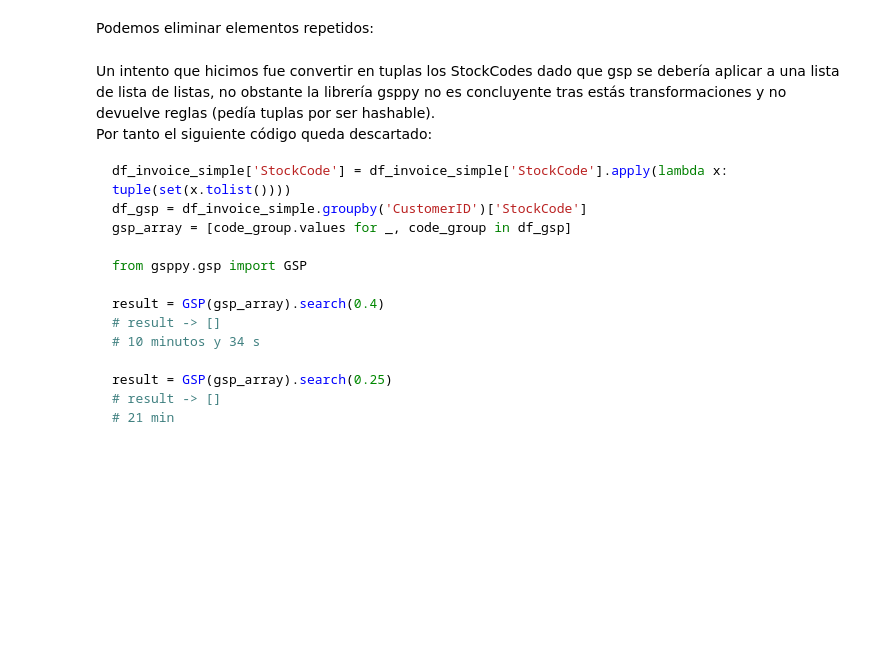
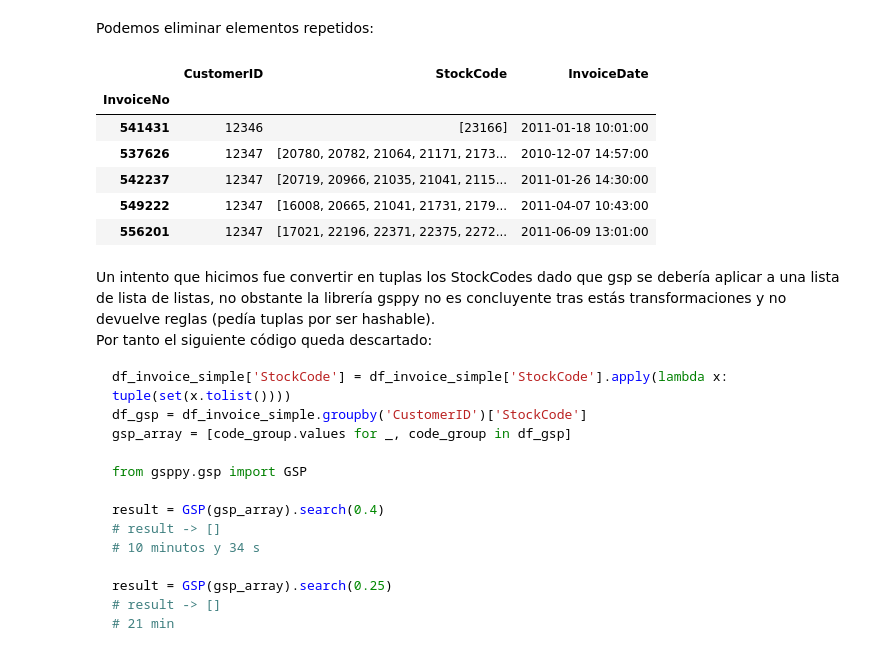
Before and after one commit to Alf-caput/LAB02_ReglasYPatronesSecuenciales, a Jupyter notebook: notebook.ipynb, the cells around one changed output. Cells and saved outputs as stored; diff of their text form; code cells hidden in the pictures; blank space fills up the shorter version.

Commit message:
stockcodes str unicode

```diff
--- a/notebook.ipynb
+++ b/notebook.ipynb
@@ -232,8 +232,16 @@ df_invoice_simple.loc[df_invoice_simple.loc[:, 'CustomerID'] == 12347, :]
 # %% [markdown]
 Podemos eliminar elementos repetidos:
 # %%
-df_invoice_simple['StockCode'] = df_invoice_simple['StockCode'].apply(lambda x: x.unique())
+df_invoice_simple['StockCode'] = df_invoice_simple['StockCode'].apply(lambda x: np.unique(x.astype('U')))
 df_invoice_simple.head()
+# %% [output]
+|  | CustomerID | StockCode | InvoiceDate |
+| InvoiceNo |  |  |  |
+| 541431 | 12346 | [23166] | 2011-01-18 10:01:00 |
+| 537626 | 12347 | [20780, 20782, 21064, 21171, 2173... | 2010-12-07 14:57:00 |
+| 542237 | 12347 | [20719, 20966, 21035, 21041, 2115... | 2011-01-26 14:30:00 |
+| 549222 | 12347 | [16008, 20665, 21041, 21731, 2179... | 2011-04-07 10:43:00 |
+| 556201 | 12347 | [17021, 22196, 22371, 22375, 2272... | 2011-06-09 13:01:00 |
 # %% [markdown]
 Un intento que hicimos fue convertir en tuplas los StockCodes dado que gsp se debería aplicar a una lista de lista de listas, no obstante la librería gsppy no es concluyente tras estás transformaciones y no devuelve reglas (pedía tuplas por ser hashable).
 Por tanto el siguiente código queda descartado:
```
Also changed, not shown: parts of 1 cell of this notebook.
